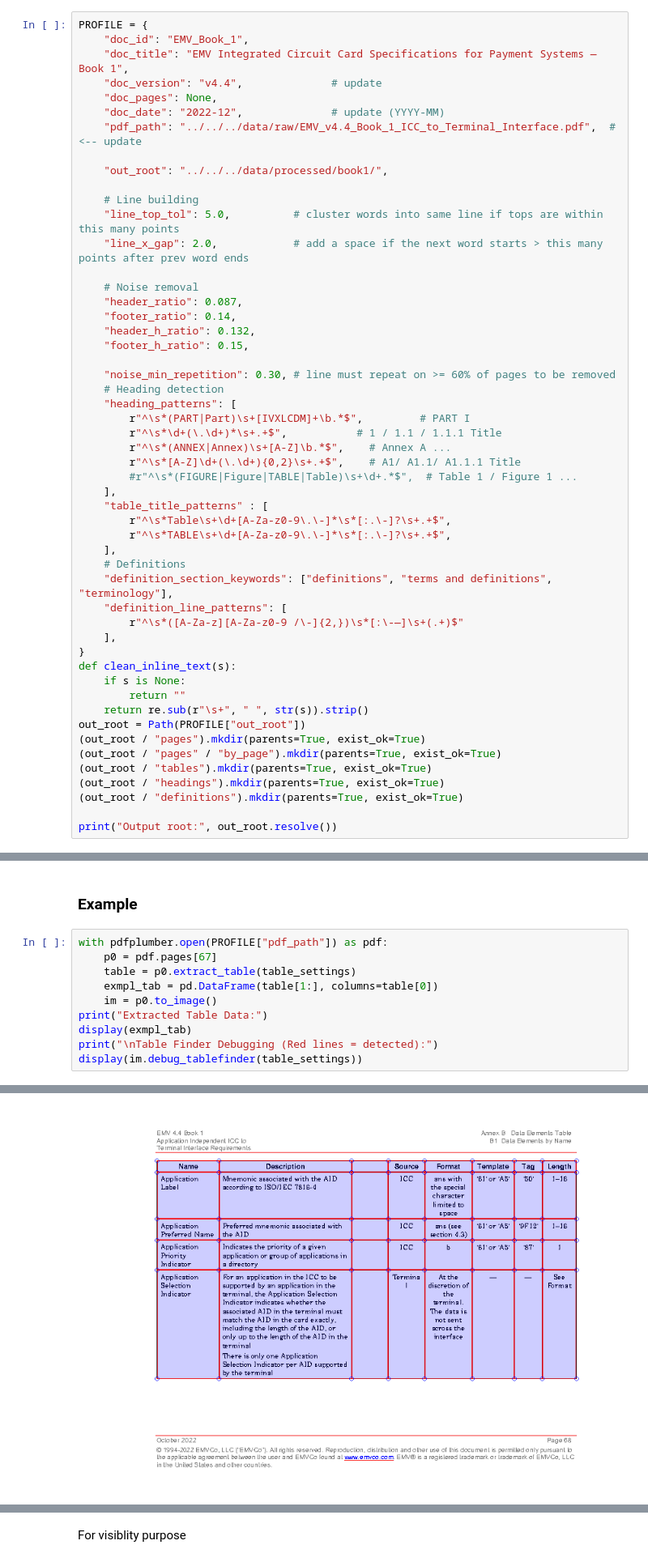
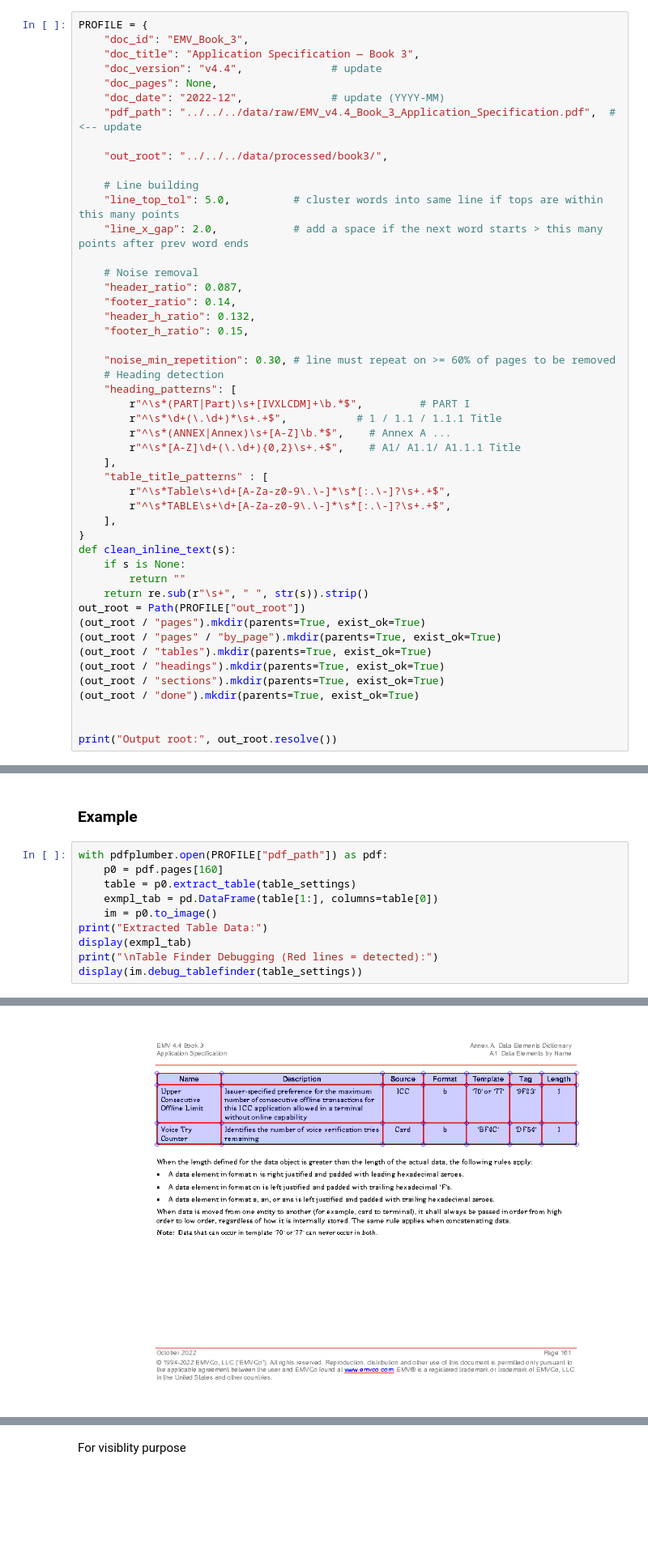
Before and after one commit to ayoubrekik/EMV-Knowledge-assistant, a Jupyter notebook: src/core/notebooks/DataPreprocessing/Extraction_Book3.ipynb, the cells around one changed output, grey strips where cells are left out. Shown at 81% size. Saved outputs shown, nothing was run; the diff lists cells and outputs as text; blank space fills up the shorter version.

Commit message:
Complete text extraction all books

```diff
--- a/src/core/notebooks/DataPreprocessing/Extraction.ipynb
+++ b/src/core/notebooks/DataPreprocessing/Extraction_Book3.ipynb
@@ -28,14 +29,14 @@ from collections import Counter, defaultdict
 Set up Profile and environement
 # %%
 PROFILE = {
-    "doc_id": "EMV_Book_1",
-    "doc_title": "EMV Integrated Circuit Card Specifications for Payment Systems — Book 1",
+    "doc_id": "EMV_Book_3",
+    "doc_title": "Application Specification — Book 3",
     "doc_version": "v4.4",              # update
     "doc_pages": None,
     "doc_date": "2022-12",              # update (YYYY-MM)
-    "pdf_path": "../../../data/raw/EMV_v4.4_Book_1_ICC_to_Terminal_Interface.pdf",  # <-- update
+    "pdf_path": "../../../data/raw/EMV_v4.4_Book_3_Application_Specification.pdf",  # <-- update
 
-    "out_root": "../../../data/processed/book1/",
+    "out_root": "../../../data/processed/book3/",
 
     # Line building
     "line_top_tol": 5.0,          # cluster words into same line if tops are within this many points
@@ -54,16 +55,10 @@ PROFILE = {
         r"^\s*\d+(\.\d+)*\s+.+$",           # 1 / 1.1 / 1.1.1 Title
         r"^\s*(ANNEX|Annex)\s+[A-Z]\b.*$",    # Annex A ...
         r"^\s*[A-Z]\d+(\.\d+){0,2}\s+.+$",    # A1/ A1.1/ A1.1.1 Title
-        #r"^\s*(FIGURE|Figure|TABLE|Table)\s+\d+.*$",  # Table 1 / Figure 1 ...
     ],
     "table_title_patterns" : [
         r"^\s*Table\s+\d+[A-Za-z0-9\.\-]*\s*[:.\-]?\s+.+$",
         r"^\s*TABLE\s+\d+[A-Za-z0-9\.\-]*\s*[:.\-]?\s+.+$",
-    ],
-    # Definitions
-    "definition_section_keywords": ["definitions", "terms and definitions", "terminology"],
-    "definition_line_patterns": [
-        r"^\s*([A-Za-z][A-Za-z0-9 /\-]{2,})\s*[:\-—]\s+(.+)$"
     ],
 }
 def clean_inline_text(s):
@@ -75,7 +70,9 @@ out_root = Path(PROFILE["out_root"])
 (out_root / "pages" / "by_page").mkdir(parents=True, exist_ok=True)
 (out_root / "tables").mkdir(parents=True, exist_ok=True)
 (out_root / "headings").mkdir(parents=True, exist_ok=True)
-(out_root / "definitions").mkdir(parents=True, exist_ok=True)
+(out_root / "sections").mkdir(parents=True, exist_ok=True)
+(out_root / "done").mkdir(parents=True, exist_ok=True)
+
 
 print("Output root:", out_root.resolve())
 # %% [output]
@@ -1099,7 +1094,7 @@ with open(table_path, "w", encoding="utf-8") as f:
 ### Example
 # %%
 with pdfplumber.open(PROFILE["pdf_path"]) as pdf:
-    p0 = pdf.pages[67]
+    p0 = pdf.pages[160]
     table = p0.extract_table(table_settings)
     exmpl_tab = pd.DataFrame(table[1:], columns=table[0])
     im = p0.to_image()
@@ -1117,5 +1110,5 @@ Extracted Table Data:
 Table Finder Debugging (Red lines = detected):
-[figure, old version]
+[figure, new version]
 # %% [markdown]
 # Stage 4 — Section Assembly
 
```
Also changed, not shown: parts of 14 cells of this notebook, 3 other files.
